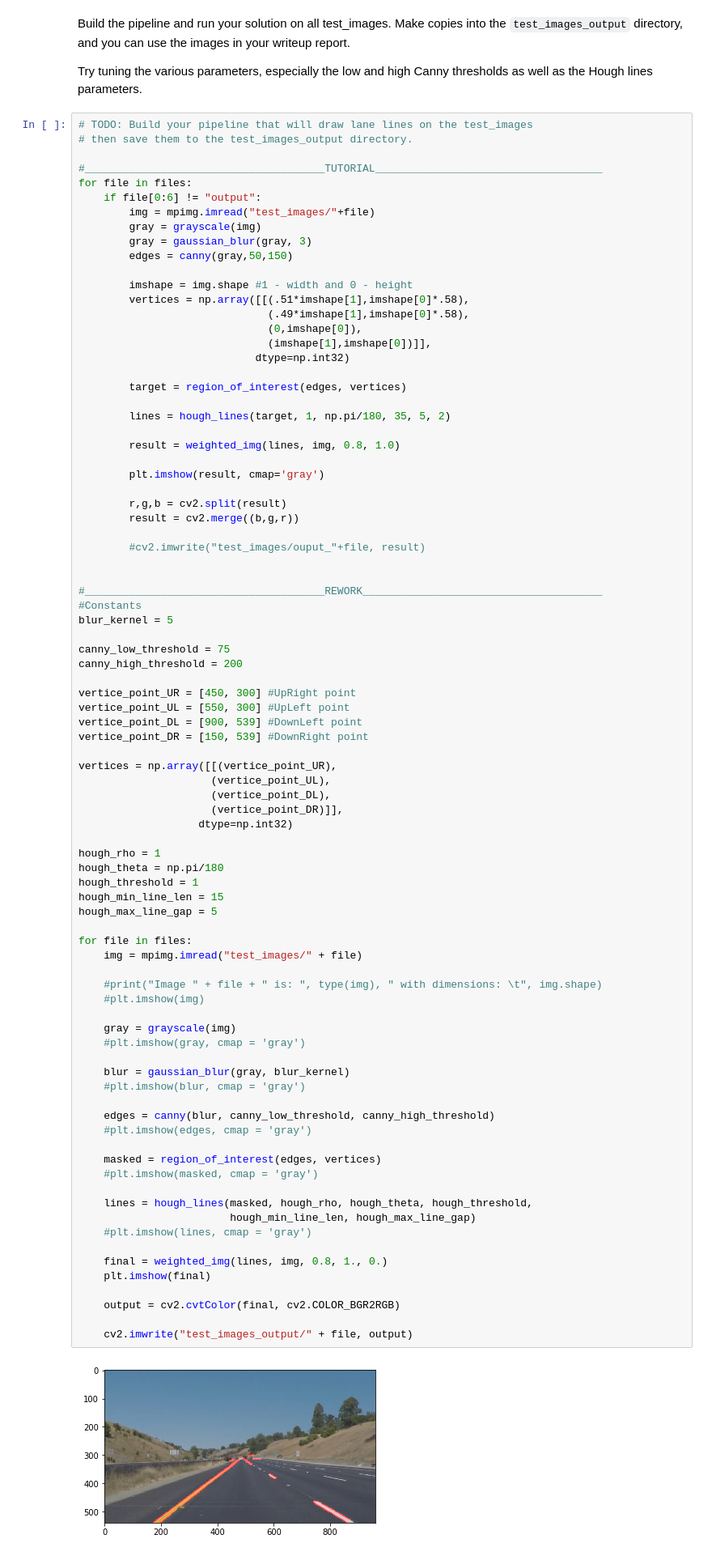
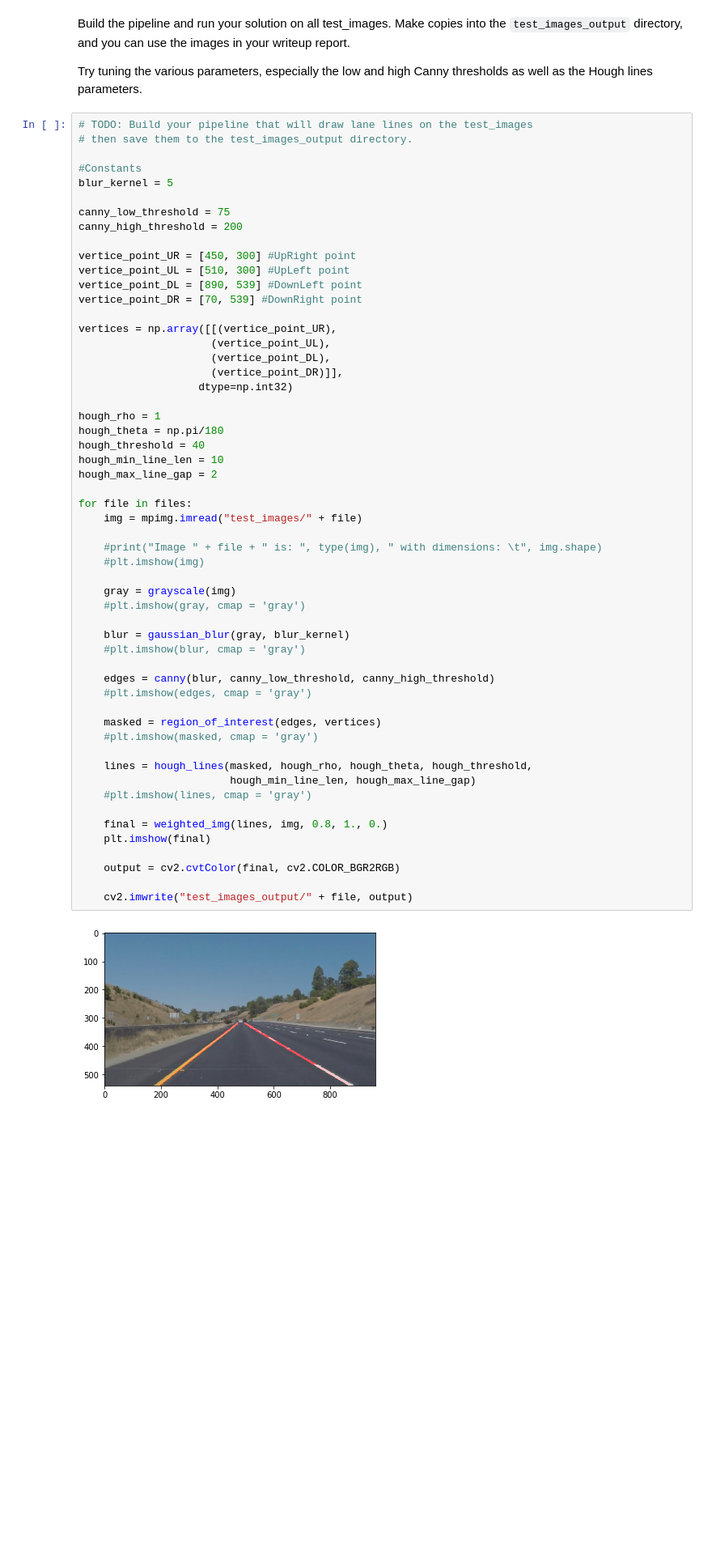
Before and after one commit to martinploom/Self_driving_car_nd_project_1, a Jupyter notebook: P1.ipynb, the cells around one changed output. Shown at 81% size. Cells and saved outputs as stored; diff of their text form; blank space fills up the shorter version.

```diff
--- a/P1.ipynb
+++ b/P1.ipynb
@@ -262,36 +264,6 @@ Try tuning the various parameters, especially the low and high Canny thresholds
 # TODO: Build your pipeline that will draw lane lines on the test_images
 # then save them to the test_images_output directory.
 
-#______________________________________TUTORIAL____________________________________
-for file in files:
-    if file[0:6] != "output":
-        img = mpimg.imread("test_images/"+file)
-        gray = grayscale(img)
-        gray = gaussian_blur(gray, 3)
-        edges = canny(gray,50,150)
-
-        imshape = img.shape #1 - width and 0 - height
-        vertices = np.array([[(.51*imshape[1],imshape[0]*.58),
-                              (.49*imshape[1],imshape[0]*.58),
-                              (0,imshape[0]),
-                              (imshape[1],imshape[0])]],
-                            dtype=np.int32)
-
-        target = region_of_interest(edges, vertices)
-
-        lines = hough_lines(target, 1, np.pi/180, 35, 5, 2)
-
-        result = weighted_img(lines, img, 0.8, 1.0)
-
-        plt.imshow(result, cmap='gray')
-
-        r,g,b = cv2.split(result)
-        result = cv2.merge((b,g,r))
-
-        #cv2.imwrite("test_images/ouput_"+file, result)
-
-
-#______________________________________REWORK______________________________________
 #Constants
 blur_kernel = 5
 
@@ -299,9 +271,9 @@ canny_low_threshold = 75
 canny_high_threshold = 200
 
 vertice_point_UR = [450, 300] #UpRight point
-vertice_point_UL = [550, 300] #UpLeft point
-vertice_point_DL = [900, 539] #DownLeft point
-vertice_point_DR = [150, 539] #DownRight point
+vertice_point_UL = [510, 300] #UpLeft point
+vertice_point_DL = [890, 539] #DownLeft point
+vertice_point_DR = [70, 539] #DownRight point
 
 vertices = np.array([[(vertice_point_UR),
                      (vertice_point_UL),
@@ -311,40 +283,40 @@ vertices = np.array([[(vertice_point_UR),
 
 hough_rho = 1
 hough_theta = np.pi/180
-hough_threshold = 1
-hough_min_line_len = 15
-hough_max_line_gap = 5
+hough_threshold = 40
+hough_min_line_len = 10
+hough_max_line_gap = 2
 
 for file in files:
     img = mpimg.imread("test_images/" + file)
 
     #print("Image " + file + " is: ", type(img), " with dimensions: \t", img.shape)
     #plt.imshow(img)
 
     gray = grayscale(img)
     #plt.imshow(gray, cmap = 'gray')
 
     blur = gaussian_blur(gray, blur_kernel)
     #plt.imshow(blur, cmap = 'gray')
 
     edges = canny(blur, canny_low_threshold, canny_high_threshold)
     #plt.imshow(edges, cmap = 'gray')
 
     masked = region_of_interest(edges, vertices)
     #plt.imshow(masked, cmap = 'gray')
 
     lines = hough_lines(masked, hough_rho, hough_theta, hough_threshold,
                         hough_min_line_len, hough_max_line_gap)
     #plt.imshow(lines, cmap = 'gray')
 
     final = weighted_img(lines, img, 0.8, 1., 0.)
     plt.imshow(final)
 
     output = cv2.cvtColor(final, cv2.COLOR_BGR2RGB)
 
     cv2.imwrite("test_images_output/" + file, output)
 # %% [output]
-[figure, old version]
+[figure, new version]
 # %% [markdown]
 ## Test on Videos
 
```
Also changed, not shown: parts of 5 cells of this notebook, 15 other files.
